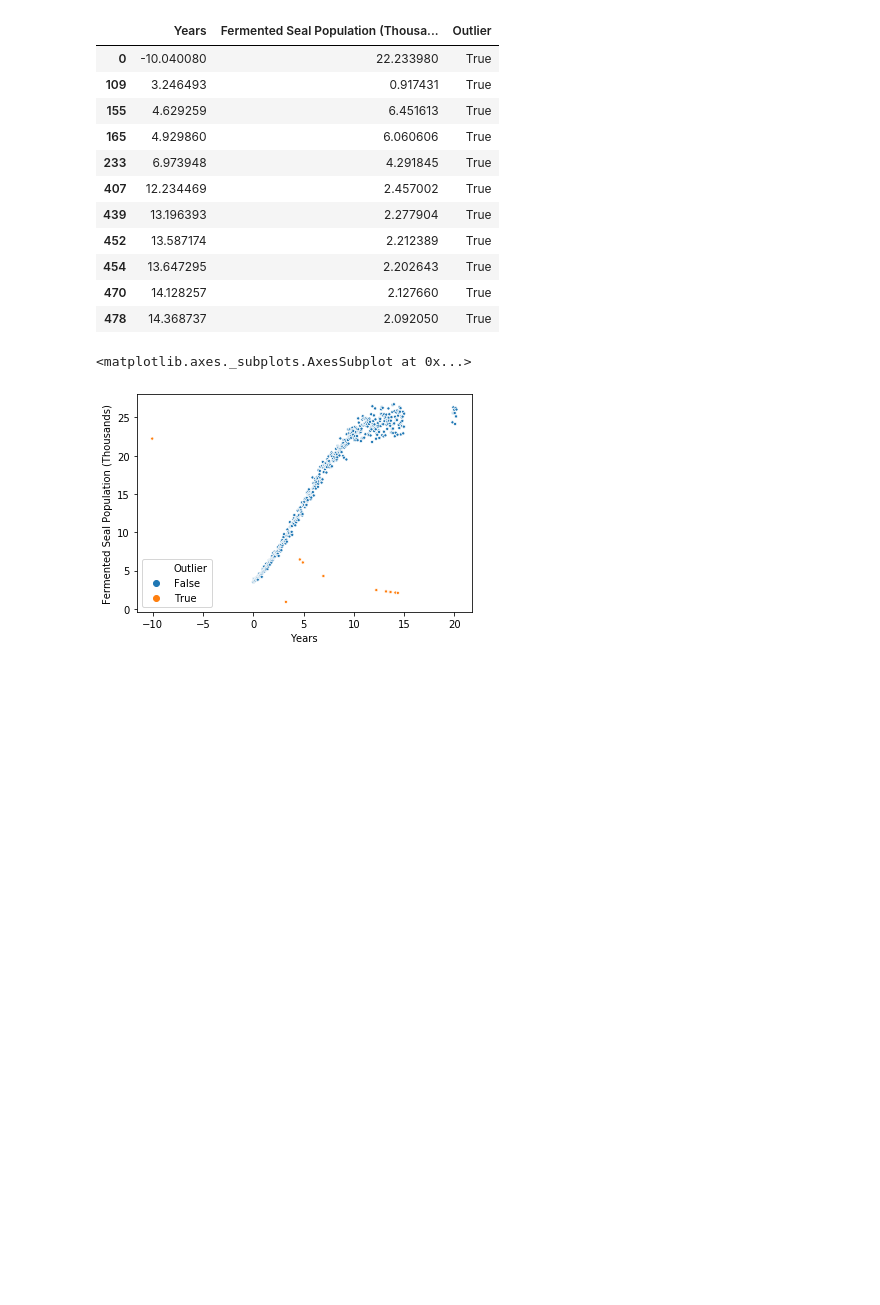
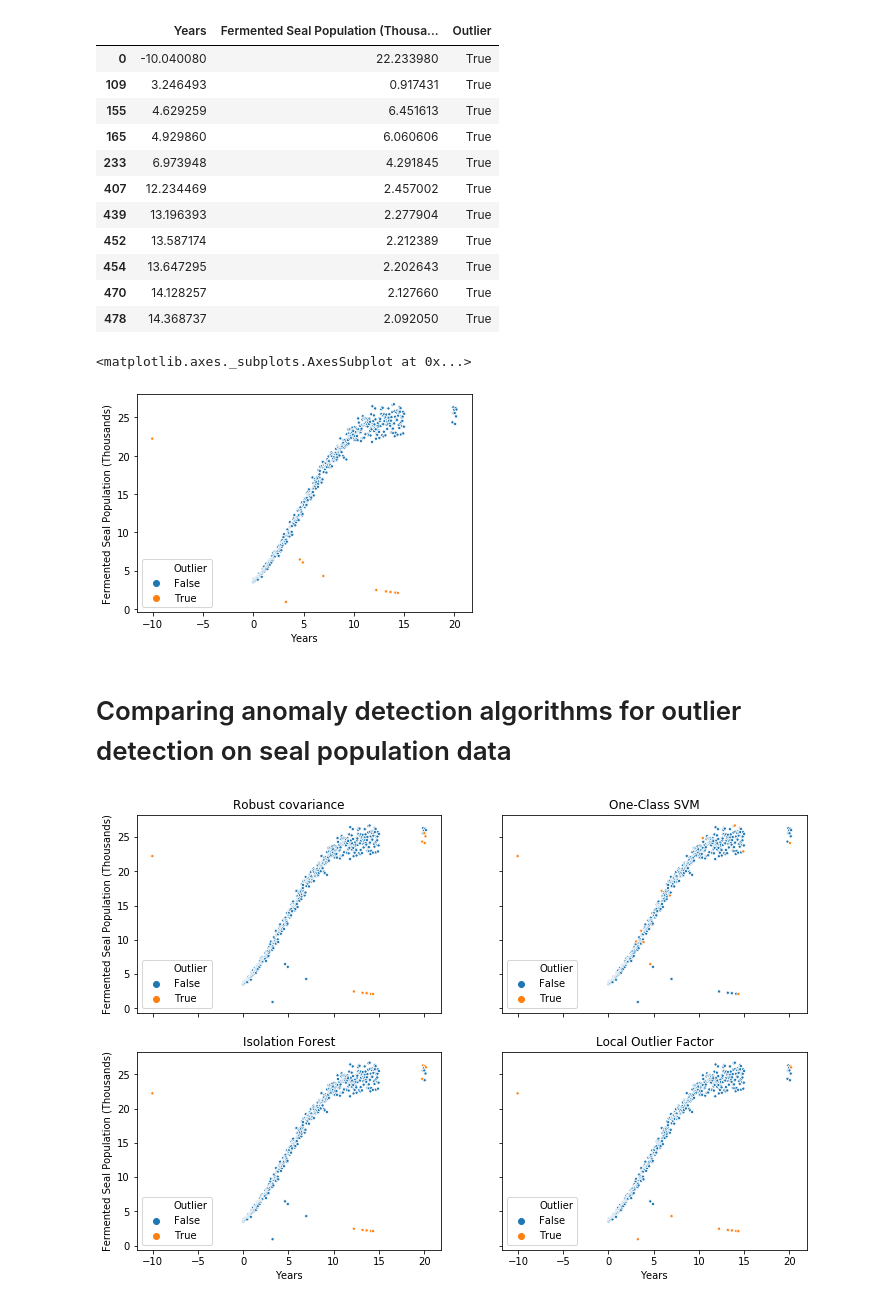
Before and after one commit to deepyaman/rout-example, a Jupyter notebook: notebooks/ROUT.ipynb, the cells around one changed output. Cells and saved outputs as stored; diff of their text form; code cells hidden in the pictures; blank space fills up the shorter version.

Commit message:
Compare outlier detection algorithms on dummy data

```diff
--- a/notebooks/ROUT.ipynb
+++ b/notebooks/ROUT.ipynb
@@ -137,3 +137,42 @@ sns.scatterplot('Years', 'Fermented Seal Population (Thousands)', hue='Outlier',
 # %% [output]
 <matplotlib.axes._subplots.AxesSubplot at 0x...>
 [figure]
+# %% [markdown]
+# Comparing anomaly detection algorithms for outlier detection on seal population data
+# %%
+# Source: https://scikit-learn.org/stable/auto_examples/plot_anomaly_comparison.html
+from sklearn import svm
+from sklearn.covariance import EllipticEnvelope
+from sklearn.ensemble import IsolationForest
+from sklearn.neighbors import LocalOutlierFactor
+
+# Example settings
+n_samples = len(prm_seal_population)
+outliers_fraction = pd.Series(outlier, residuals_ranked.index).sum() / n_samples
+n_outliers = int(outliers_fraction * n_samples)
+n_inliers = n_samples - n_outliers
+
+# Define outlier/anomaly detection methods to be compared
+anomaly_algorithms = [
+    ("Robust covariance", EllipticEnvelope(contamination=outliers_fraction)),
+    ("One-Class SVM", svm.OneClassSVM(nu=outliers_fraction, kernel="rbf",
+                                      gamma=0.1)),
+    ("Isolation Forest", IsolationForest(behaviour='new',
+                                         contamination=outliers_fraction,
+                                         random_state=42)),
+    ("Local Outlier Factor", LocalOutlierFactor(
+        n_neighbors=35, contamination=outliers_fraction))]
+
+fig, axes = plt.subplots(2, 2, sharex=True, sharey=True)
+fig.set_size_inches(fig.get_size_inches() * 2)
+for i, (name, algorithm) in enumerate(anomaly_algorithms):
+    if name == "Local Outlier Factor":
+        y_pred = algorithm.fit_predict(prm_seal_population)
+    else:
+        y_pred = algorithm.fit(prm_seal_population).predict(prm_seal_population)
+    joined = pd.concat([prm_seal_population, pd.Series(y_pred == -1, name='Outlier')], axis=1)
+    ax_i = axes.ravel()[i]
+    sns.scatterplot('Years', 'Fermented Seal Population (Thousands)', hue='Outlier', data=joined, s=10, ax=ax_i)
+    ax_i.set_title(name)
+# %% [output]
+[figure, added]
```
Also changed, not shown: parts of 1 cell of this notebook, 1 other file.
